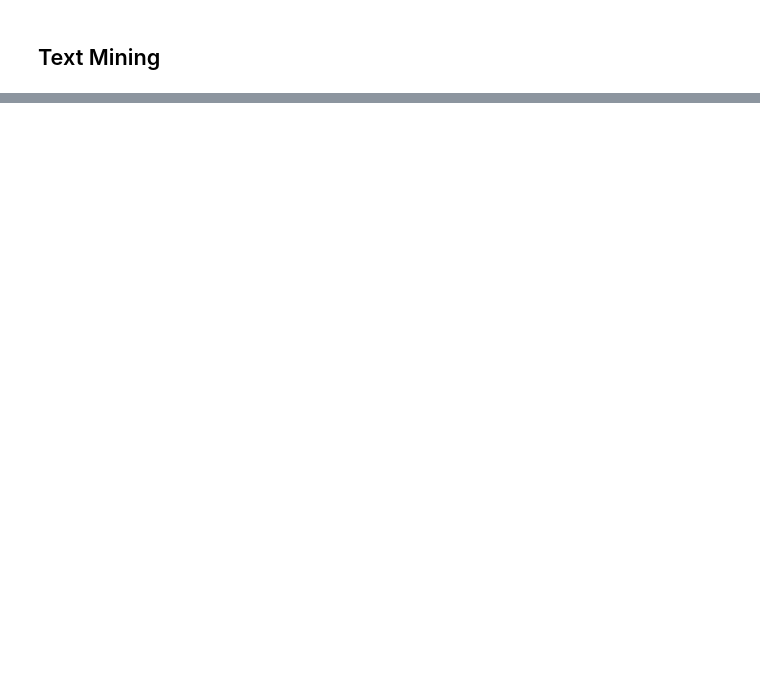
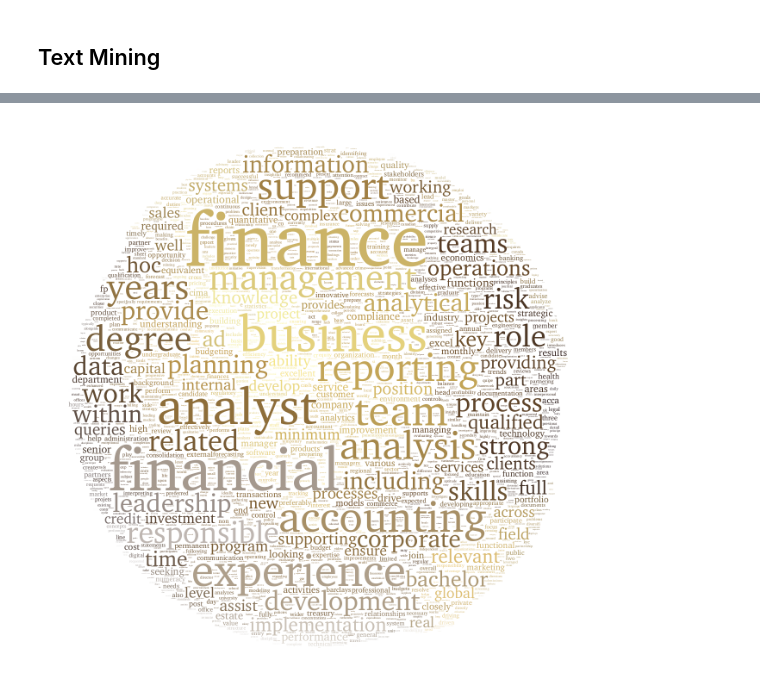
Before and after one commit to npogeant/indeed-finance, a Jupyter notebook: Indeed_&_Finance.ipynb, the cells around one changed output, grey strips where cells are left out. Saved outputs shown, nothing was run; the diff lists cells and outputs as text; code cells hidden in the pictures; blank space fills up the shorter version.

Commit message:
Data, black formatting, readme improvement

```diff
--- a/Indeed_&_Finance.ipynb
+++ b/Indeed_&_Finance.ipynb
@@ -81,6 +44,6 @@ from google.colab import files
 # %%
-#Getting the data
-jobsUS = pd.read_excel('/content/drive/MyDrive/Data Science/Indeed & Finance/octofinancejobsUS.xlsx')
-jobsUK = pd.read_excel('/content/drive/MyDrive/Data Science/Indeed & Finance/octofinancejobsUK.xlsx')
-jobsCA = pd.read_excel('/content/drive/MyDrive/Data Science/Indeed & Finance/octofinancejobsCA.xlsx')
+# Getting the data
+jobsUS = pd.read_excel("../indeed-finance/Data/octofinancejobsUS.xlsx")
+jobsUK = pd.read_excel("../indeed-finance/Data/octofinancejobsUK.xlsx")
+jobsCA = pd.read_excel("../indeed-finance/Data/octofinancejobsCA.xlsx")
 # %%
@@ -1148,0 +1101,7 @@ fig.show('svg')
+# %%
+# Applying the cleaning and removing the stop words
+sum_clean = pd.DataFrame(offer_sum.Summary.apply(lambda x: clean_sum(x)))
+sum_clean.Summary = sum_clean.Summary.apply(
+    lambda x: " ".join([word for word in x if word not in (stop)])
+)
+sum_clean = sum_clean[sum_clean.index != "Others"].copy()
@@ -1148,0 +1180,15 @@ fig.show('svg')
+# %%
+# Financial Analyst wordcloud
+wc = WordCloud(
+    font_path="../indeed-finance//Utils/Charter.ttf",
+    color_func=image_colours,
+    mask=mask,
+    max_words=2000,
+    background_color="white",
+    prefer_horizontal=1,
+)
+# Generate the cloud using a frequency dictionary
+wc.generate_from_frequencies(words_count)
+wc.to_image()
+# %% [output]
+[figure, added]
```
Also changed, not shown: parts of 174 cells of this notebook, 6 other files.
